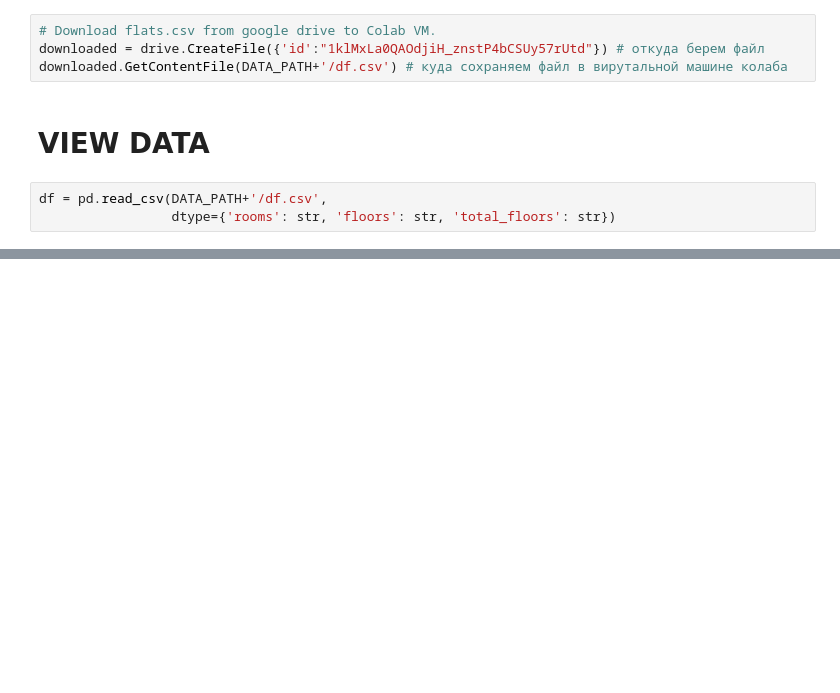
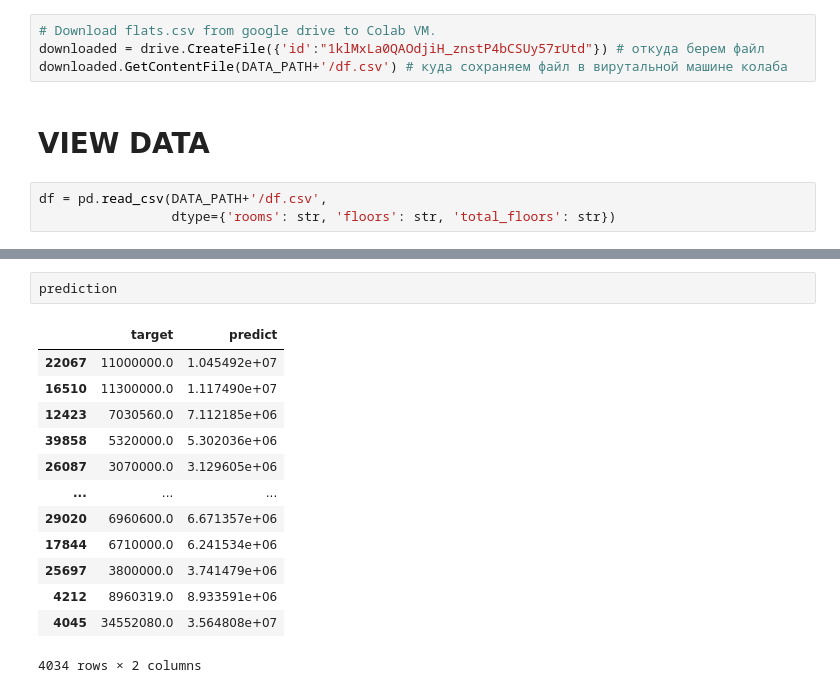
Before and after one commit to alxkzncoff/house_price_prediction, a Jupyter notebook: model.ipynb, the cells around one changed output, grey strips where cells are left out. Cells and saved outputs as stored; diff of their text form; blank space fills up the shorter version.

```diff
--- a/model.ipynb
+++ b/model.ipynb
@@ -602,0 +458,16 @@ Test mape: 0.59%
+# %%
+prediction
+# %% [output]
+|  | target | predict |
+| 22067 | 11000000.0 | 1.045492e+07 |
+| 16510 | 11300000.0 | 1.117490e+07 |
+| 12423 | 7030560.0 | 7.112185e+06 |
+| 39858 | 5320000.0 | 5.302036e+06 |
+| 26087 | 3070000.0 | 3.129605e+06 |
+| ... | ... | ... |
+| 29020 | 6960600.0 | 6.671357e+06 |
+| 17844 | 6710000.0 | 6.241534e+06 |
+| 25697 | 3800000.0 | 3.741479e+06 |
+| 4212 | 8960319.0 | 8.933591e+06 |
+| 4045 | 34552080.0 | 3.564808e+07 |
+4034 rows × 2 columns
```
Also changed, not shown: parts of 15 cells of this notebook.
